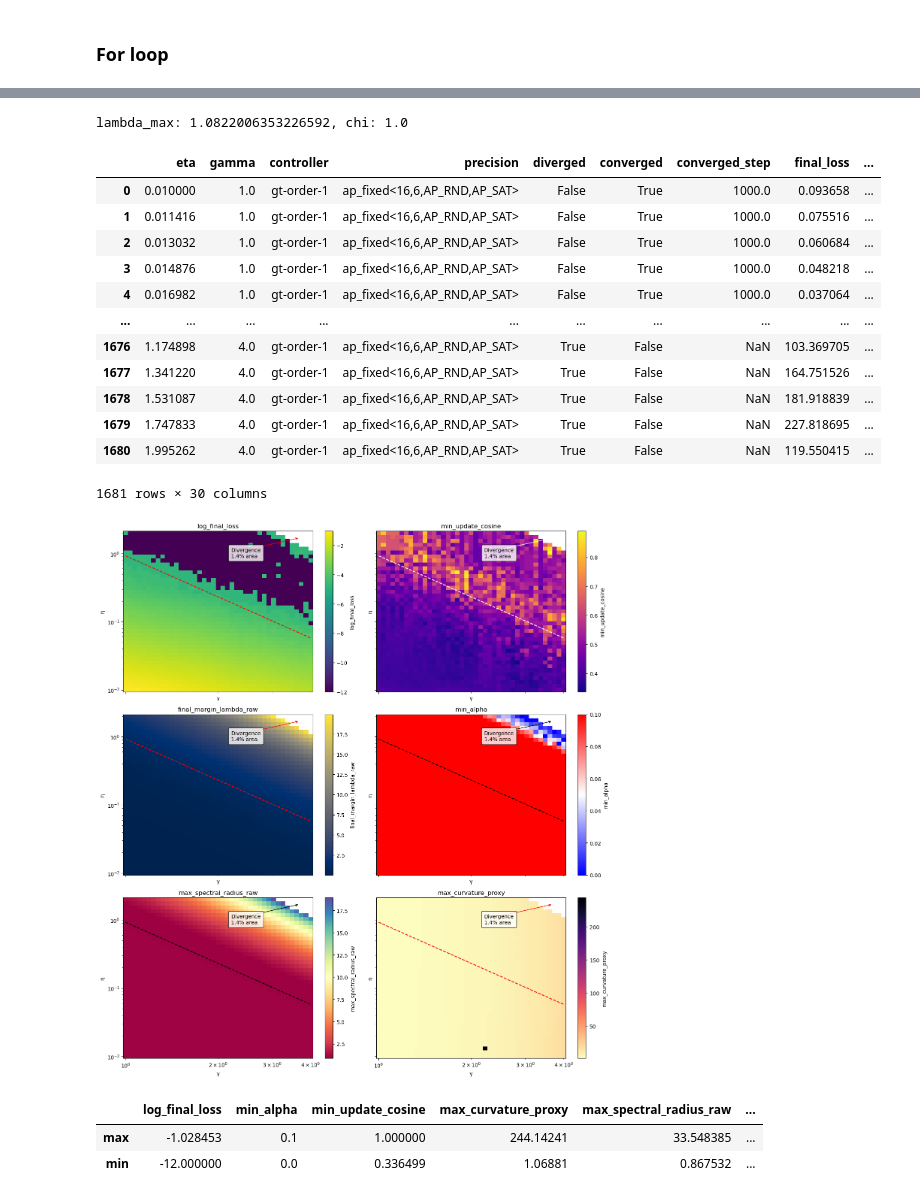
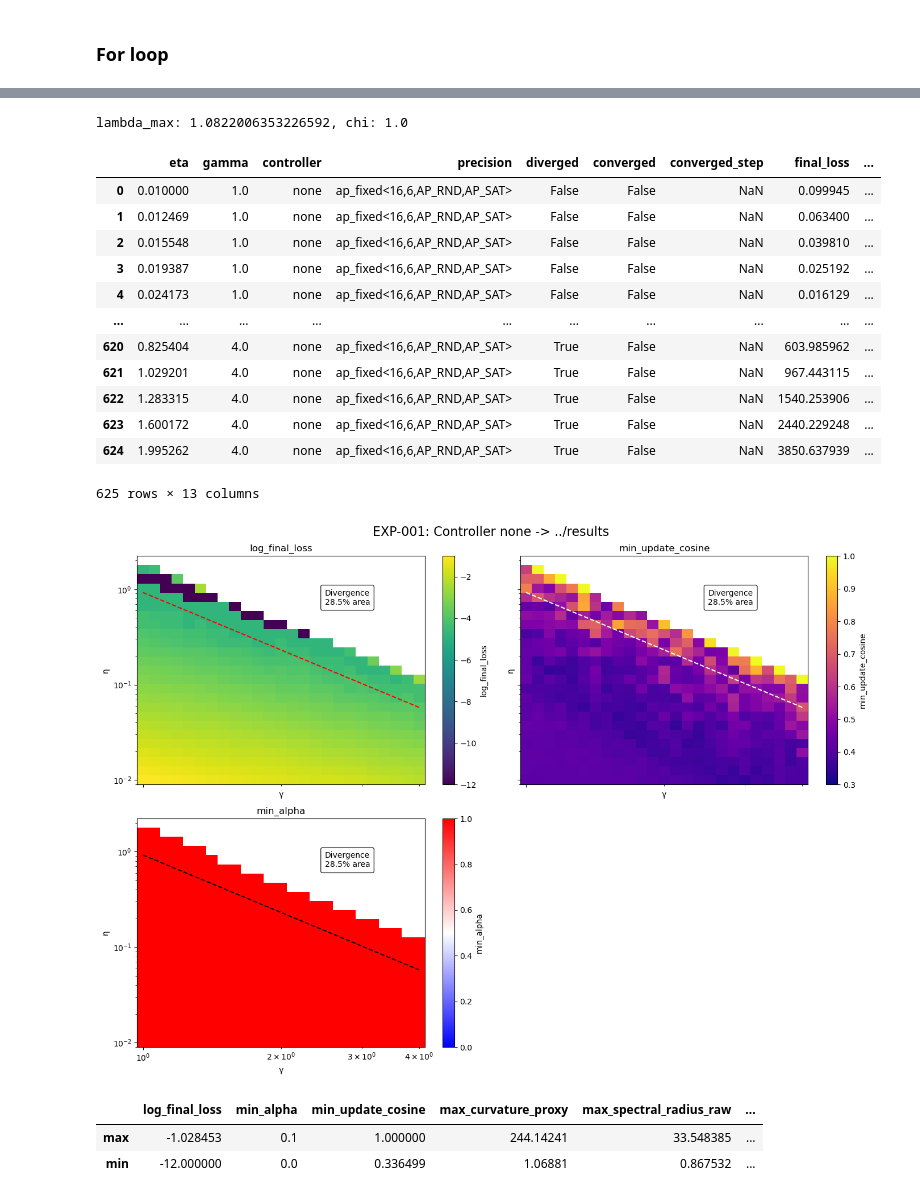
Before and after one commit to manuelblancovalentin/kappa_budgeting, a Jupyter notebook: workspace/ablations/exp_001_lin1_stability_phase_diagram/notebooks/exp_001_global_throttle_parameter_sweep.ipynb, the cells around one changed output, grey strips where cells are left out. Saved outputs shown, nothing was run; the diff lists cells and outputs as text; code cells hidden in the pictures.

Commit message:
Added results for EXP-001

```diff
--- a/workspace/ablations/exp_001_lin1_stability_phase_diagram/notebooks/exp_001_global_throttle_parameter_sweep.ipynb
+++ b/workspace/ablations/exp_001_lin1_stability_phase_diagram/notebooks/exp_001_global_throttle_parameter_sweep.ipynb
@@ -468,10 +468,12 @@ def plot_phase(
     grids: dict[str, np.ndarray],
     title: str | None = None,
     cmaps: dict[str, str] = {"log_final_loss": "viridis"},
+    ranges: dict[str, tuple[float, float]] = {},
     overlay_divergence: bool = True,
     chi: float | None = None,
     lambda_max: float | None = None,
     log: bool = True,
+    suptitle: str | None = None,
 ):
 
     NPLOTS = len(grids)
@@ -481,6 +483,8 @@ def plot_phase(
     fig, axs = plt.subplots(nrows=NROWS, ncols=NCOLS, figsize=(7*NCOLS, 5*NROWS),
                             sharex=True, sharey=True)
 
+    if suptitle is not None:
+        fig.suptitle(suptitle, fontsize=16)
     axs = np.array(axs).flatten() if NPLOTS > 1 else np.array([axs])
 
     # Calculate the center of mass of the divergence area (where grid is NaN).
@@ -505,6 +509,8 @@ def plot_phase(
                 np.ma.masked_invalid(grid),
                 shading="flat",
                 cmap=cmaps.get(value, "viridis"),
+                vmin=ranges.get(value, (None, None))[0],
+                vmax=ranges.get(value, (None, None))[1],
             )
 
             #  Overlay the max stability margin line if chi and lambda_max are provided
@@ -561,54 +567,70 @@ def plot_phase(
         raise ValueError("Need at least 2 unique values for eta and gamma to plot the phase diagram.")
 
     fig.tight_layout()
+    return fig, axs
 # %%
+import os
+
 import pandas as pd
 print(f'lambda_max: {dataset.lam_nom}, chi: {CHI}')
 
 # Reload (so I can re-run this code without re-running the whole sweep)
-#FILE = "../results/parameter_sweep_controller_none.csv"
+FILE = "../results/parameter_sweep_controller_none.csv"
 #FILE = "../results/parameter_sweep3_controller_gt0.csv"
-FILE = "../results/parameter_sweep5_controller_gt-order-1.csv"
+#FILE = "../results/parameter_sweep5_controller_gt-order-1.csv"
 df = pd.read_csv(FILE)
 
 from IPython.display import display
 display(df)
 
 cmaps = {"log_final_loss": "viridis",
          "final_margin_lambda_raw": "cividis",
          "min_alpha": "bwr",
          "min_update_cosine": "plasma",
          "max_grad_sat": "inferno",
          "max_spectral_radius_raw": "Spectral",
          "max_curvature_proxy": "magma_r"}
 mets = ["log_final_loss", "min_update_cosine",
         "final_margin_lambda_raw", "min_alpha",
          "max_spectral_radius_raw", "max_curvature_proxy"]
+ranges = {"log_final_loss": [-12.0, -1.0],
+         "final_margin_lambda_raw": [0.0, 35],
+         "min_alpha": [0, 1] if "none" in FILE else [None, None],
+         "min_update_cosine": [0.3, 1.0],
+         "max_spectral_radius_raw": [0.0, 35],
+         "max_curvature_proxy": [1, 250]}
 
 # Keep only the mets that are in the dataframe
 mets = [met for met in mets if met in df.columns]
 
 etas, gammas = get_mesh(df)
 grids = {key: pivot_grid(df, etas, gammas, value=key) for key in mets}
 
-plot_phase(etas, gammas, grids=grids, cmaps=cmaps, overlay_divergence=True,
-           chi=CHI, lambda_max = dataset.lam_nom, log=True)
+fig, axs = plot_phase(etas, gammas, grids=grids, cmaps=cmaps, ranges = ranges,
+           overlay_divergence=True,
+           chi=CHI, lambda_max = dataset.lam_nom, log=True,
+           suptitle=f"EXP-001: Controller {controller_name} -> {os.path.dirname(FILE)}")
+
+# Save fig
+controller_name = FILE.split("_controller_")[-1].split(".csv")[0]
+fig.savefig(f"../results/controller_{controller_name}_result.png", dpi=300)
+plt.show(fig)
 # %% [output]
 lambda_max: 1.0822006353226592, chi: 1.0
 |  | eta | gamma | controller | precision | diverged | converged | converged_step | final_loss | ... |
-| 0 | 0.010000 | 1.0 | gt-order-1 | ap_fixed<16,6,AP_RND,AP_SAT> | False | True | 1000.0 | 0.093658 | ... |
-| 1 | 0.011416 | 1.0 | gt-order-1 | ap_fixed<16,6,AP_RND,AP_SAT> | False | True | 1000.0 | 0.075516 | ... |
-| 2 | 0.013032 | 1.0 | gt-order-1 | ap_fixed<16,6,AP_RND,AP_SAT> | False | True | 1000.0 | 0.060684 | ... |
-| 3 | 0.014876 | 1.0 | gt-order-1 | ap_fixed<16,6,AP_RND,AP_SAT> | False | True | 1000.0 | 0.048218 | ... |
-| 4 | 0.016982 | 1.0 | gt-order-1 | ap_fixed<16,6,AP_RND,AP_SAT> | False | True | 1000.0 | 0.037064 | ... |
+| 0 | 0.010000 | 1.0 | none | ap_fixed<16,6,AP_RND,AP_SAT> | False | False | NaN | 0.099945 | ... |
+| 1 | 0.012469 | 1.0 | none | ap_fixed<16,6,AP_RND,AP_SAT> | False | False | NaN | 0.063400 | ... |
+| 2 | 0.015548 | 1.0 | none | ap_fixed<16,6,AP_RND,AP_SAT> | False | False | NaN | 0.039810 | ... |
+| 3 | 0.019387 | 1.0 | none | ap_fixed<16,6,AP_RND,AP_SAT> | False | False | NaN | 0.025192 | ... |
+| 4 | 0.024173 | 1.0 | none | ap_fixed<16,6,AP_RND,AP_SAT> | False | False | NaN | 0.016129 | ... |
 | ... | ... | ... | ... | ... | ... | ... | ... | ... | ... |
-| 1676 | 1.174898 | 4.0 | gt-order-1 | ap_fixed<16,6,AP_RND,AP_SAT> | True | False | NaN | 103.369705 | ... |
-| 1677 | 1.341220 | 4.0 | gt-order-1 | ap_fixed<16,6,AP_RND,AP_SAT> | True | False | NaN | 164.751526 | ... |
-| 1678 | 1.531087 | 4.0 | gt-order-1 | ap_fixed<16,6,AP_RND,AP_SAT> | True | False | NaN | 181.918839 | ... |
-| 1679 | 1.747833 | 4.0 | gt-order-1 | ap_fixed<16,6,AP_RND,AP_SAT> | True | False | NaN | 227.818695 | ... |
-| 1680 | 1.995262 | 4.0 | gt-order-1 | ap_fixed<16,6,AP_RND,AP_SAT> | True | False | NaN | 119.550415 | ... |
+| 620 | 0.825404 | 4.0 | none | ap_fixed<16,6,AP_RND,AP_SAT> | True | False | NaN | 603.985962 | ... |
+| 621 | 1.029201 | 4.0 | none | ap_fixed<16,6,AP_RND,AP_SAT> | True | False | NaN | 967.443115 | ... |
+| 622 | 1.283315 | 4.0 | none | ap_fixed<16,6,AP_RND,AP_SAT> | True | False | NaN | 1540.253906 | ... |
+| 623 | 1.600172 | 4.0 | none | ap_fixed<16,6,AP_RND,AP_SAT> | True | False | NaN | 2440.229248 | ... |
+| 624 | 1.995262 | 4.0 | none | ap_fixed<16,6,AP_RND,AP_SAT> | True | False | NaN | 3850.637939 | ... |
-1681 rows × 30 columns
+625 rows × 13 columns
-[figure, old version]
+[figure, new version]
 # %%
 df.iloc[:, df.columns.isin(mets)].describe().loc[['max','min']]
 # %% [output]
```
Also changed, not shown: parts of 1 cell of this notebook, 4 other files.
